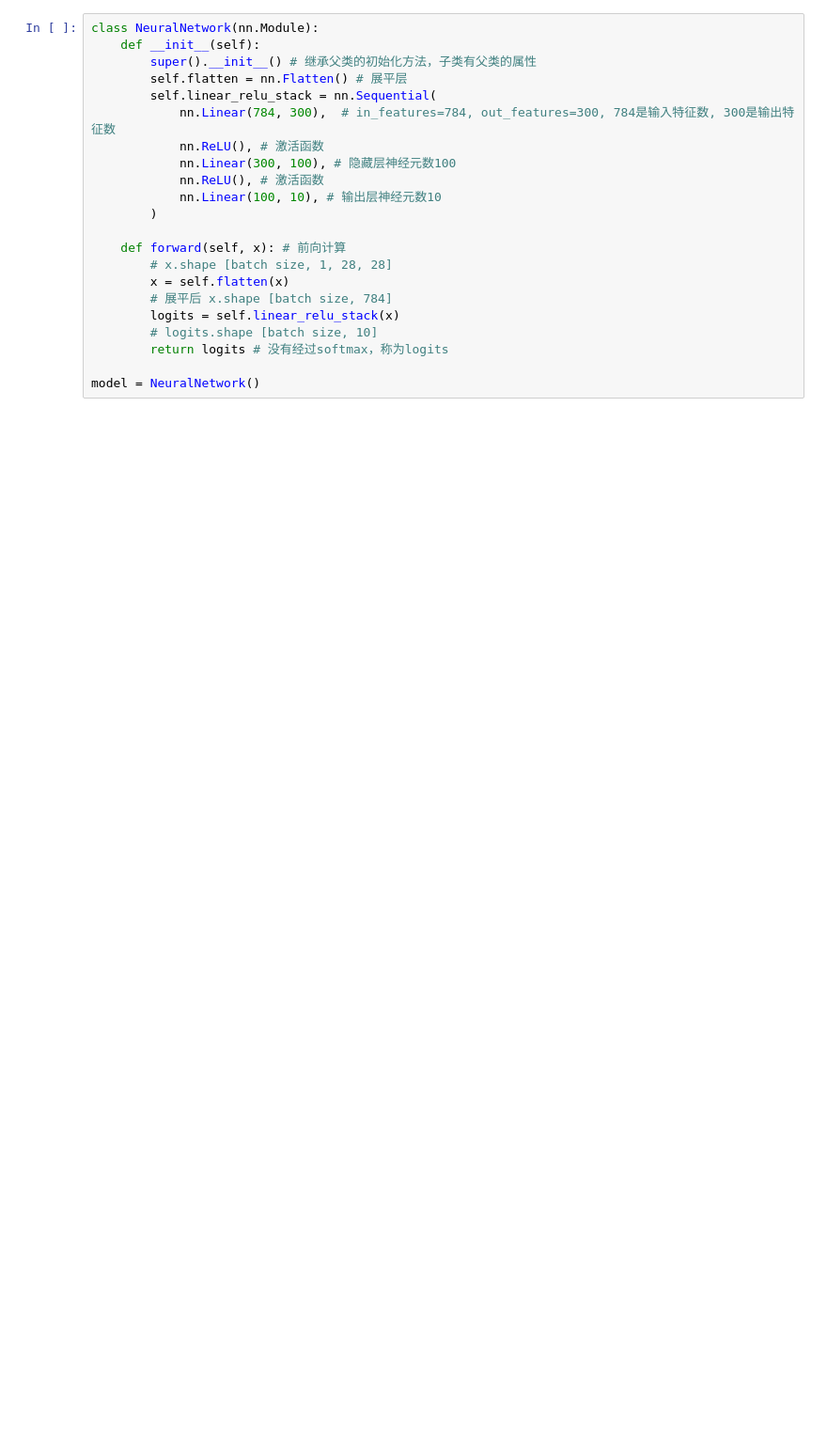
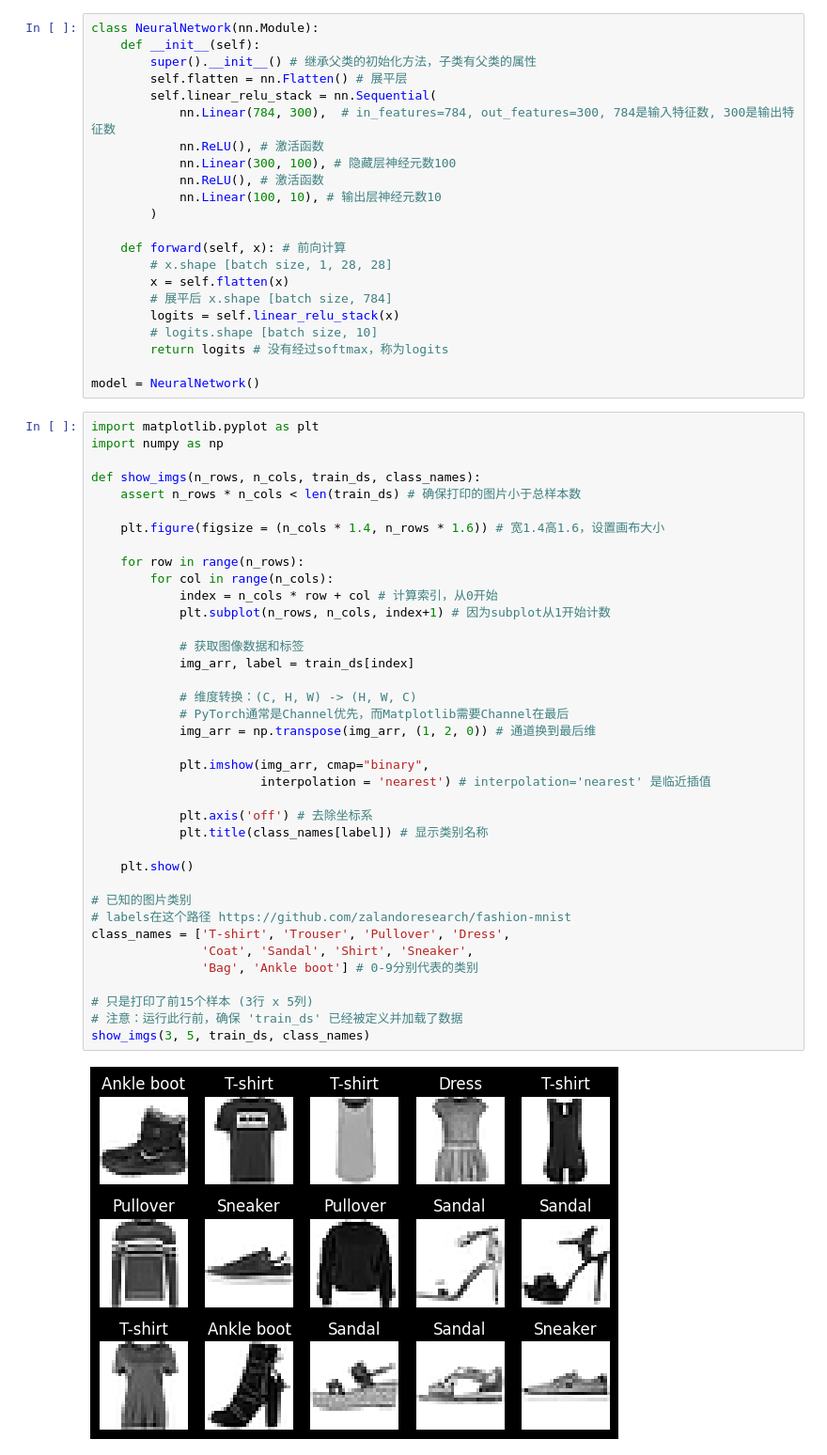
Before and after one commit to yinuoxiuer/ai-study, a Jupyter notebook: day18/deep_learning1.ipynb, the cells around one changed output. Shown at 94% size. Saved outputs shown, nothing was run; the diff lists cells and outputs as text; blank space fills up the shorter version.

```diff
--- a/day18/deep_learning1.ipynb
+++ b/day18/deep_learning1.ipynb
@@ -166,3 +196,43 @@ class NeuralNetwork(nn.Module):
         return logits # 没有经过softmax，称为logits
 
 model = NeuralNetwork()
+# %%
+import matplotlib.pyplot as plt
+import numpy as np
+
+def show_imgs(n_rows, n_cols, train_ds, class_names):
+    assert n_rows * n_cols < len(train_ds) # 确保打印的图片小于总样本数
+
+    plt.figure(figsize = (n_cols * 1.4, n_rows * 1.6)) # 宽1.4高1.6，设置画布大小
+
+    for row in range(n_rows):
+        for col in range(n_cols):
+            index = n_cols * row + col # 计算索引，从0开始
+            plt.subplot(n_rows, n_cols, index+1) # 因为subplot从1开始计数
+
+            # 获取图像数据和标签
+            img_arr, label = train_ds[index]
+
+            # 维度转换：(C, H, W) -> (H, W, C)
+            # PyTorch通常是Channel优先，而Matplotlib需要Channel在最后
+            img_arr = np.transpose(img_arr, (1, 2, 0)) # 通道换到最后维
+
+            plt.imshow(img_arr, cmap="binary",
+                       interpolation = 'nearest') # interpolation='nearest' 是临近插值
+
+            plt.axis('off') # 去除坐标系
+            plt.title(class_names[label]) # 显示类别名称
+
+    plt.show()
+
+# 已知的图片类别
+# labels在这个路径 https://github.com/zalandoresearch/fashion-mnist
+class_names = ['T-shirt', 'Trouser', 'Pullover', 'Dress',
+               'Coat', 'Sandal', 'Shirt', 'Sneaker',
+               'Bag', 'Ankle boot'] # 0-9分别代表的类别
+
+# 只是打印了前15个样本 (3行 x 5列)
+# 注意：运行此行前，确保 'train_ds' 已经被定义并加载了数据
+show_imgs(3, 5, train_ds, class_names)
+# %% [output]
+[figure, added]
```
Also changed, not shown: parts of 15 cells of this notebook, 1 other file.
